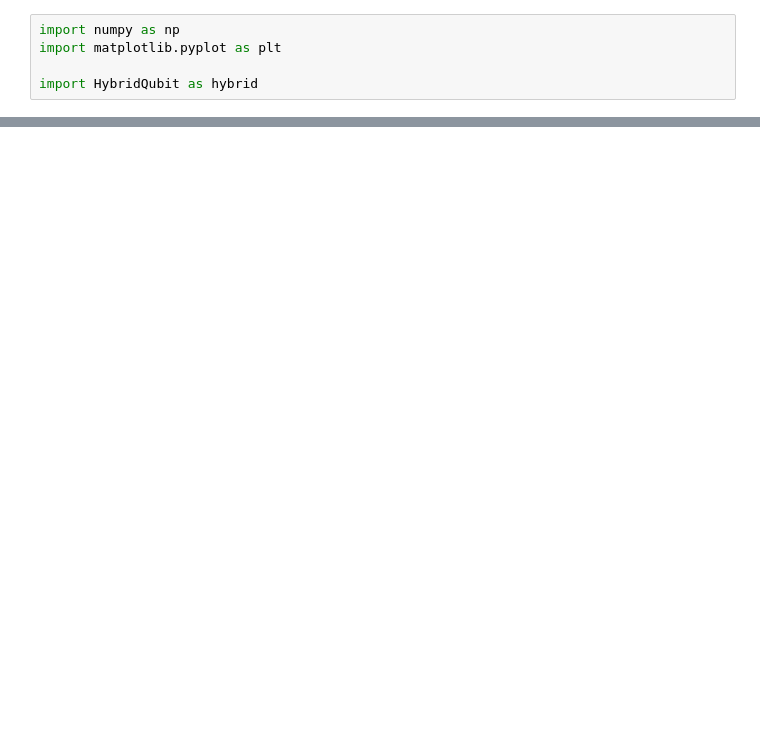
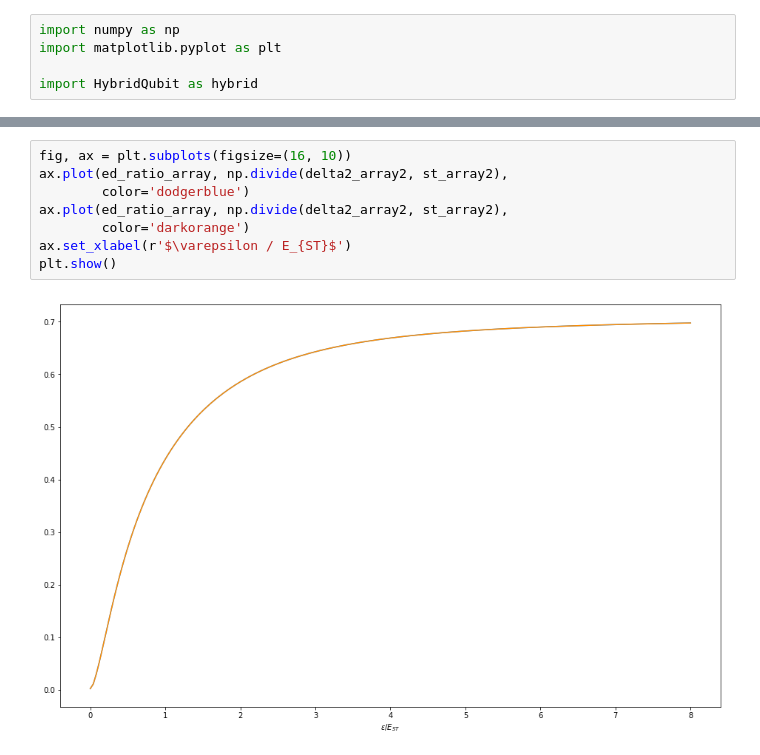
Before and after one commit to adamfrees/qubitsim, a Jupyter notebook: SOSSTesting.ipynb, the cells around one changed output, grey strips where cells are left out. Drawn from its saved outputs; the diff is of its cells as text; blank space fills up the shorter version.

```diff
--- a/SOSSTesting.ipynb
+++ b/SOSSTesting.ipynb
@@ -62,0 +63,10 @@ plt.show()
+# %%
+fig, ax = plt.subplots(figsize=(16, 10))
+ax.plot(ed_ratio_array, np.divide(delta2_array2, st_array2),
+        color='dodgerblue')
+ax.plot(ed_ratio_array, np.divide(delta2_array2, st_array2),
+        color='darkorange')
+ax.set_xlabel(r'$\varepsilon / E_{ST}$')
+plt.show()
+# %% [output]
+[figure, added]
```
Also changed, not shown: parts of 6 cells of this notebook, 5 other files.
